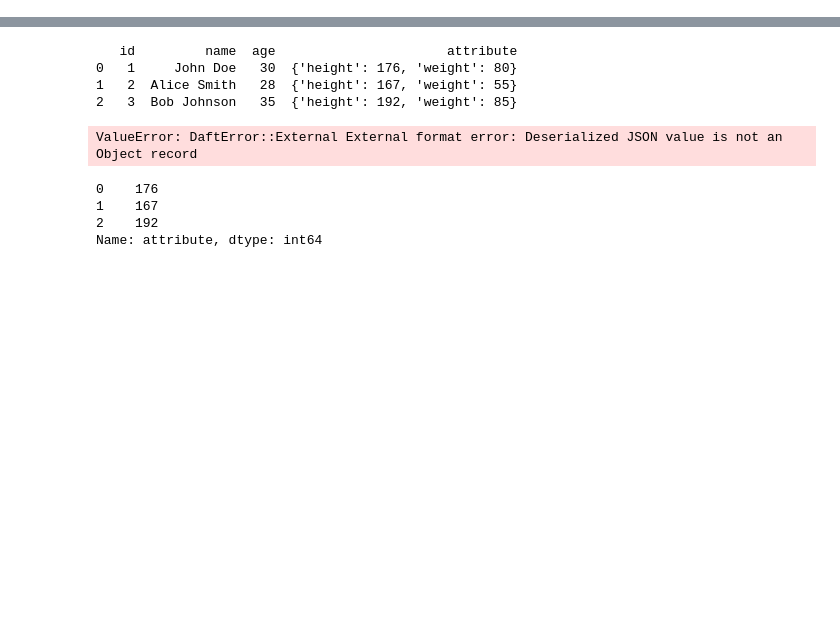
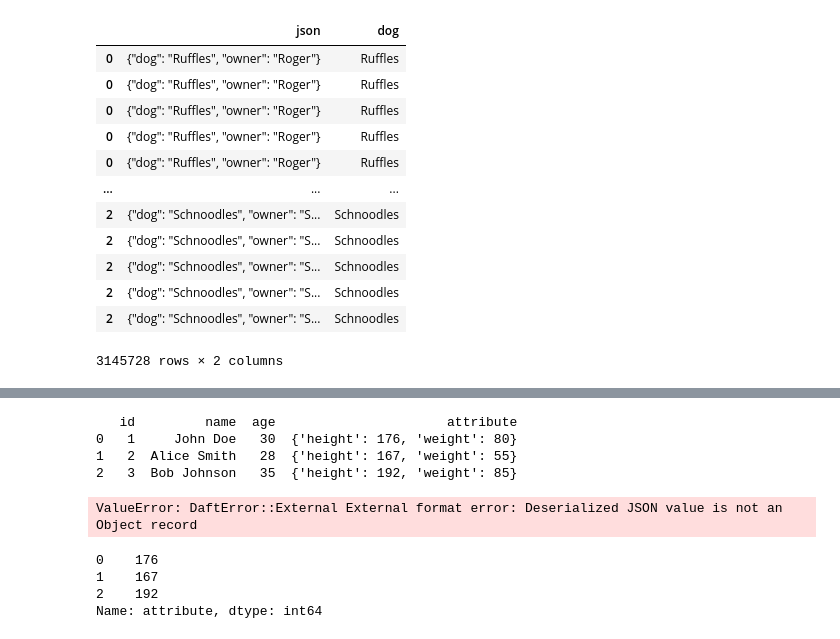
Before and after one commit to avriiil/daft-examples, a Jupyter notebook: daft-json.ipynb, the cells around one changed output, grey strips where cells are left out. Cells and saved outputs as stored; diff of their text form; code cells hidden in the pictures; blank space fills up the shorter version.

```diff
--- a/daft-json.ipynb
+++ b/daft-json.ipynb
@@ -8,0 +72,4 @@ from daft import col, DataType
+# %%
+%%time
+#pandas
+df["dog"] = df.json.apply(lambda x: re.findall(r'"dog":\s+"(.+?)"', x)[0])
@@ -8,0 +105,2 @@ from daft import col, DataType
+# %%
+df_dask = dd.from_pandas(df, npartitions=3)
@@ -8,0 +118,14 @@ from daft import col, DataType
+# %%
+df_meta = pd.DataFrame(
+    data={'json': 'string', 'dog': 'string'},
+    dtype='string',
+    index= [0]
+)
+# %%
+def get_dogs(df):
+    df['dog'] = df.json.apply(lambda x: re.findall(r'"dog":\s+"(.+?)"', x)[0])
+    return df
+# %%
+%%time
+df_dask.map_partitions(get_dogs, meta=df_meta).compute()
+# %% [output]
@@ -8,0 +134,13 @@ from daft import col, DataType
+|  | json | dog |
+| 0 | {"dog": "Ruffles", "owner": "Roger"} | Ruffles |
+| 0 | {"dog": "Ruffles", "owner": "Roger"} | Ruffles |
+| 0 | {"dog": "Ruffles", "owner": "Roger"} | Ruffles |
+| 0 | {"dog": "Ruffles", "owner": "Roger"} | Ruffles |
+| 0 | {"dog": "Ruffles", "owner": "Roger"} | Ruffles |
+| ... | ... | ... |
+| 2 | {"dog": "Schnoodles", "owner": "S... | Schnoodles |
+| 2 | {"dog": "Schnoodles", "owner": "S... | Schnoodles |
+| 2 | {"dog": "Schnoodles", "owner": "S... | Schnoodles |
+| 2 | {"dog": "Schnoodles", "owner": "S... | Schnoodles |
+| 2 | {"dog": "Schnoodles", "owner": "S... | Schnoodles |
+3145728 rows × 2 columns
```
Also changed, not shown: parts of 23 cells of this notebook.
